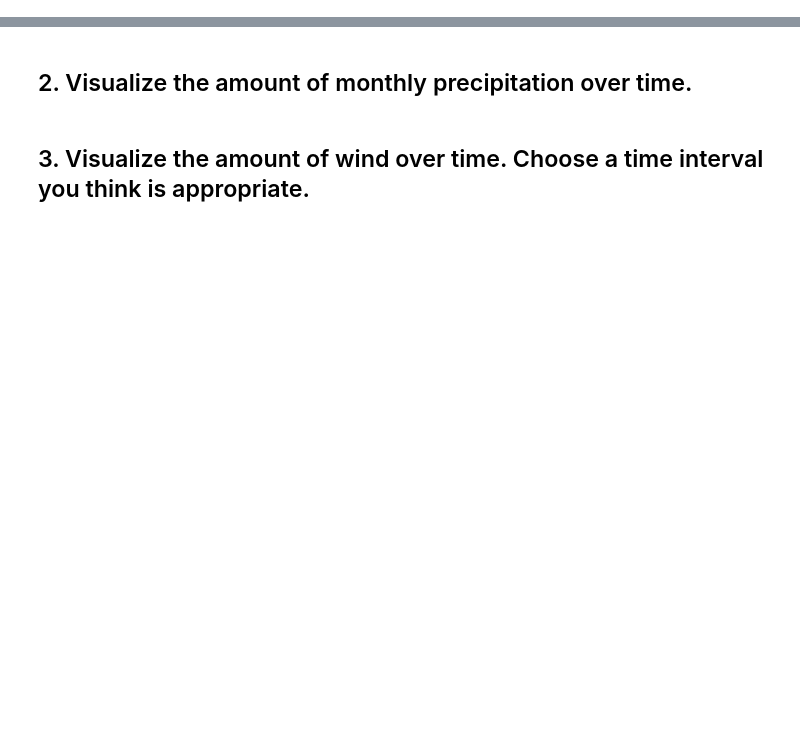
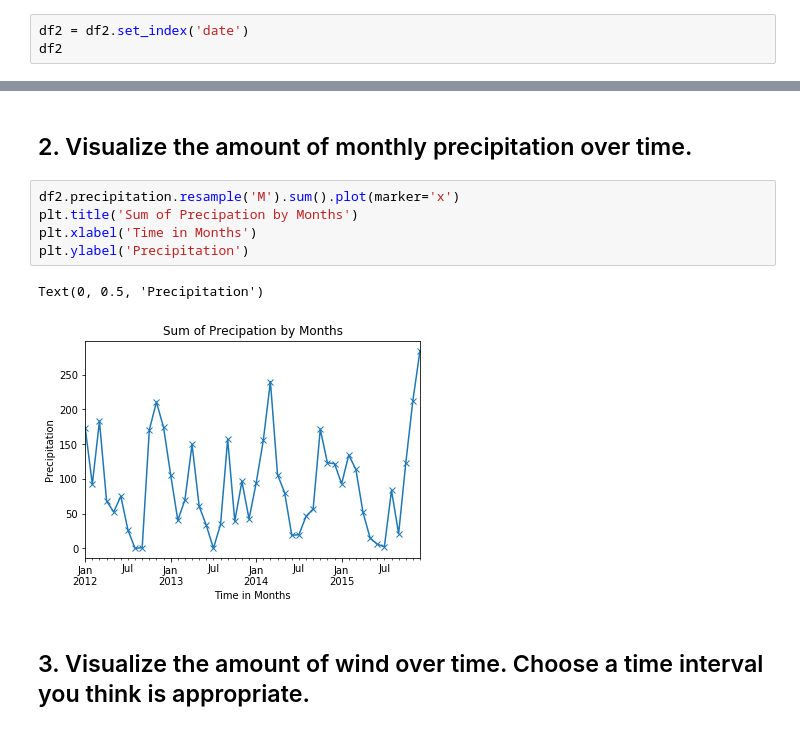
Before and after one commit to ThompsonBethany01/time-series-exercises, a Jupyter notebook: Working_With_Time_Series_Exercises.ipynb, the cells around one changed output, grey strips where cells are left out. Saved outputs shown, nothing was run; the diff lists cells and outputs as text; blank space fills up the shorter version.

```diff
--- a/Working_With_Time_Series_Exercises.ipynb
+++ b/Working_With_Time_Series_Exercises.ipynb
@@ -185,0 +202,3 @@ df2.head(1)
+# %%
+df2 = df2.set_index('date')
+df2
@@ -188,4 +232,12 @@ df2.head(1)
 # %% [markdown]
 ## 2. Visualize the amount of monthly precipitation over time.
+# %%
+df2.precipitation.resample('M').sum().plot(marker='x')
+plt.title('Sum of Precipation by Months')
+plt.xlabel('Time in Months')
+plt.ylabel('Precipitation')
+# %% [output]
+Text(0, 0.5, 'Precipitation')
+[figure, added]
 # %% [markdown]
 ## 3. Visualize the amount of wind over time. Choose a time interval you think is appropriate.
```
Also changed, not shown: parts of 10 cells of this notebook.
